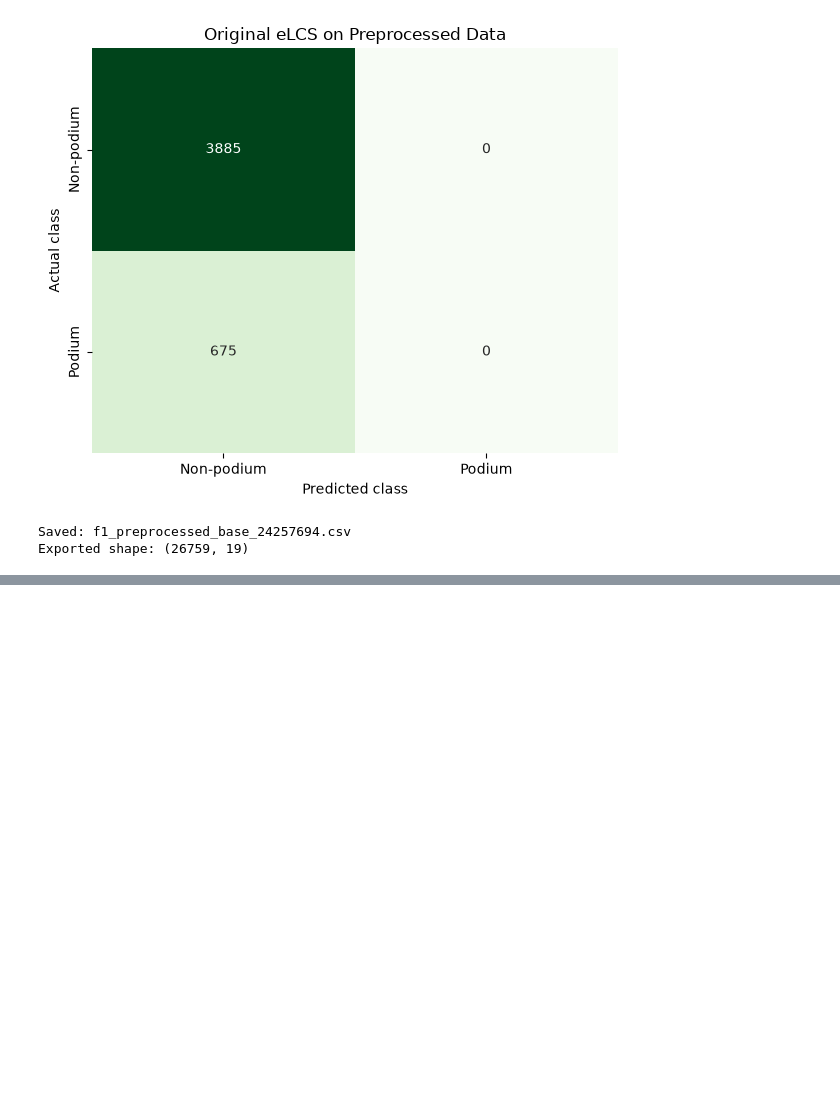
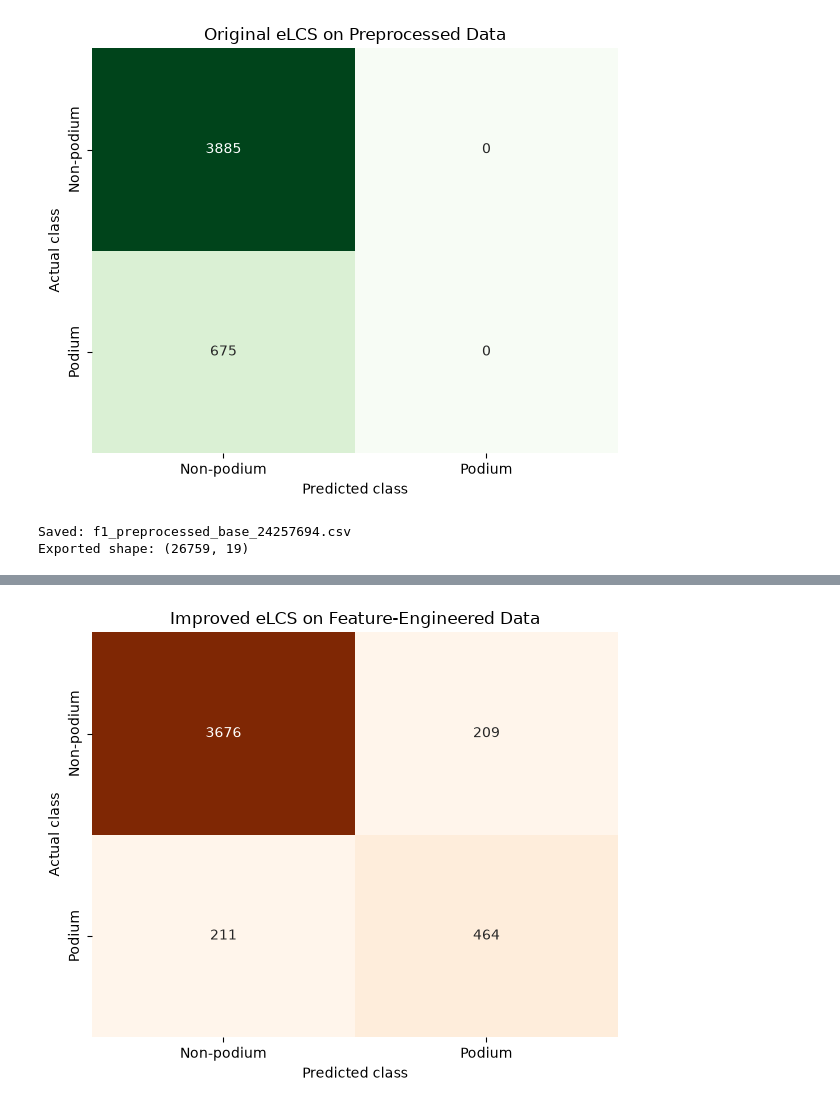
Before and after one commit to aarongoel22/Apex-Predictors-Phase-2, a Jupyter notebook: Apex_Predictors_Phase2_24257694.ipynb, the cells around one changed output, grey strips where cells are left out. Cells and saved outputs as stored; diff of their text form; code cells hidden in the pictures; blank space fills up the shorter version.

Commit message:
Develop feature-engineered and tuned eLCS system

```diff
--- a/Apex_Predictors_Phase2_24257694.ipynb
+++ b/Apex_Predictors_Phase2_24257694.ipynb
@@ -1078,0 +2126,26 @@ Exported shape: (26759, 19)
+# %%
+plt.figure(figsize=(6, 5))
+
+sns.heatmap(
+    improved_confusion_matrix,
+    annot=True,
+    fmt="d",
+    cmap="Oranges",
+    cbar=False,
+    xticklabels=[
+        "Non-podium",
+        "Podium"
+    ],
+    yticklabels=[
+        "Non-podium",
+        "Podium"
+    ]
+)
+
+plt.title("Improved eLCS on Feature-Engineered Data")
+plt.xlabel("Predicted class")
+plt.ylabel("Actual class")
+plt.tight_layout()
+plt.show()
+# %% [output]
+[figure, added]
```
Also changed, not shown: parts of 22 cells of this notebook.
